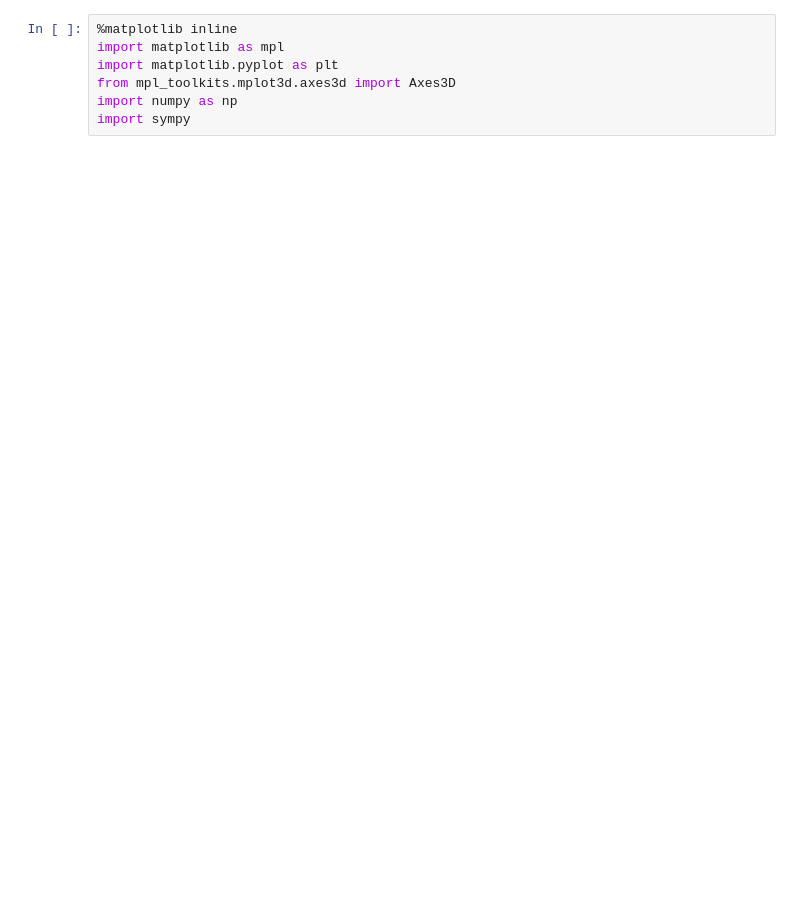
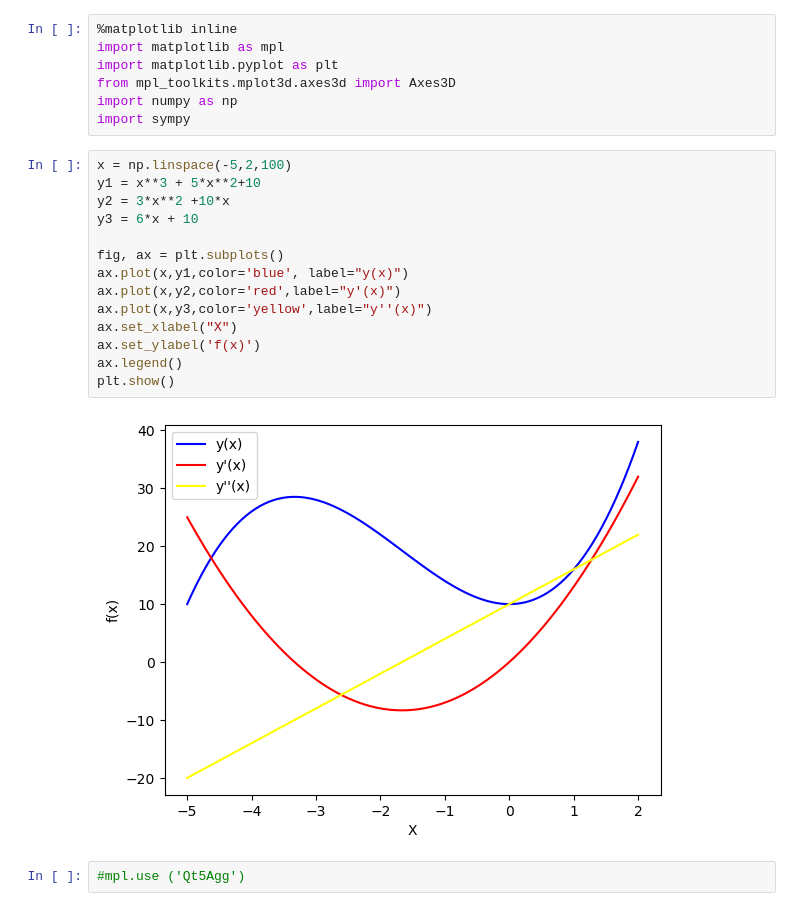
Before and after one commit to derekriceX/PythonEngSciComputing, a Jupyter notebook: C4 - Numerical Python - Plotting and Visualization.ipynb, the cells around one changed output. Cells and saved outputs as stored; diff of their text form; blank space fills up the shorter version.

```diff
--- a/C4 - Numerical Python - Plotting and Visualization.ipynb
+++ b/C4 - Numerical Python - Plotting and Visualization.ipynb
@@ -5,3 +9,21 @@ import matplotlib.pyplot as plt
 from mpl_toolkits.mplot3d.axes3d import Axes3D
 import numpy as np
 import sympy
+# %%
+x = np.linspace(-5,2,100)
+y1 = x**3 + 5*x**2+10
+y2 = 3*x**2 +10*x
+y3 = 6*x + 10
+
+fig, ax = plt.subplots()
+ax.plot(x,y1,color='blue', label="y(x)")
+ax.plot(x,y2,color='red',label="y'(x)")
+ax.plot(x,y3,color='yellow',label="y''(x)")
+ax.set_xlabel("X")
+ax.set_ylabel('f(x)')
+ax.legend()
+plt.show()
+# %% [output]
+[figure, added]
+# %%
+#mpl.use ('Qt5Agg')
```
Also changed, not shown: parts of 4 cells of this notebook.
